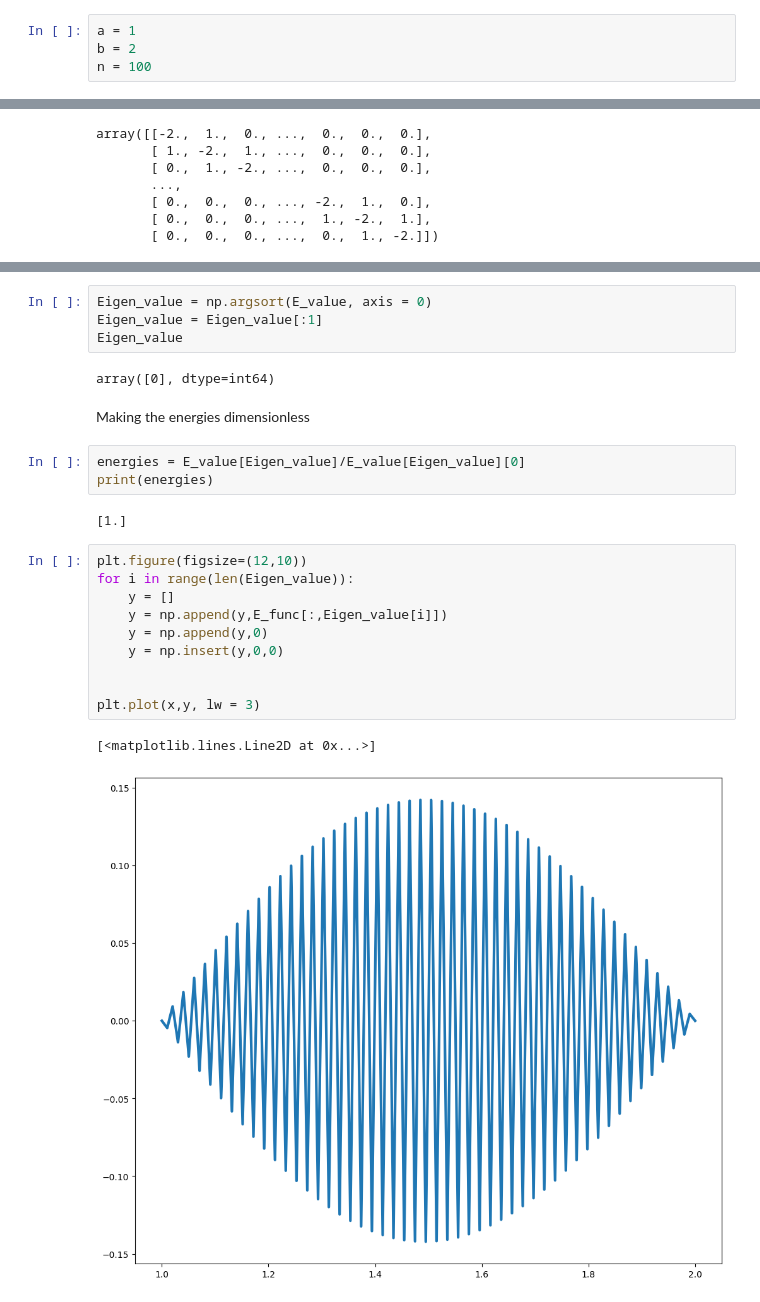
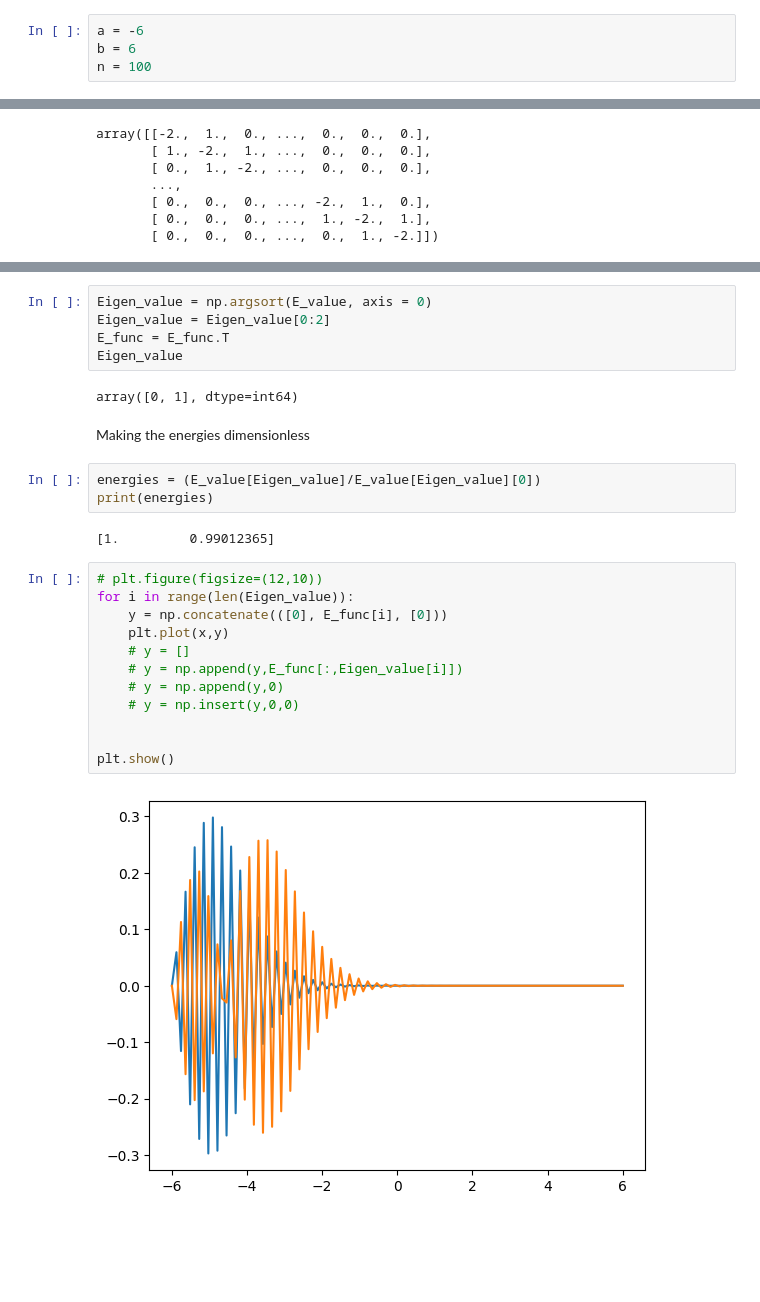
Before and after one commit to Alcatraz312/QM, a Jupyter notebook: Unit-2/particle_in_box.ipynb, the cells around one changed output, grey strips where cells are left out. Drawn from its saved outputs; the diff is of its cells as text; blank space fills up the shorter version.

```diff
--- a/Unit-2/particle_in_box.ipynb
+++ b/Unit-2/particle_in_box.ipynb
@@ -7,8 +7,8 @@ import matplotlib.pyplot as plt
 def U(x):
     return x
 # %%
-a = 1
-b = 2
+a = -6
+b = 6
 n = 100
 # %%
 x = np.linspace(a,b, num = n)
@@ -130,26 +112,28 @@ print(E_func)
 # %%
 Eigen_value = np.argsort(E_value, axis = 0)
-Eigen_value = Eigen_value[:1]
+Eigen_value = Eigen_value[0:2]
+E_func = E_func.T
 Eigen_value
 # %% [output]
-array([0], dtype=int64)
+array([0, 1], dtype=int64)
 # %% [markdown]
 Making the energies dimensionless
 # %%
-energies = E_value[Eigen_value]/E_value[Eigen_value][0]
+energies = (E_value[Eigen_value]/E_value[Eigen_value][0])
 print(energies)
 # %% [output]
-[1.]
+[1.         0.99012365]
 # %%
-plt.figure(figsize=(12,10))
+# plt.figure(figsize=(12,10))
 for i in range(len(Eigen_value)):
-    y = []
-    y = np.append(y,E_func[:,Eigen_value[i]])
-    y = np.append(y,0)
-    y = np.insert(y,0,0)
+    y = np.concatenate(([0], E_func[i], [0]))
+    plt.plot(x,y)
+    # y = []
+    # y = np.append(y,E_func[:,Eigen_value[i]])
+    # y = np.append(y,0)
+    # y = np.insert(y,0,0)
 
 
-plt.plot(x,y, lw = 3)
+plt.show()
 # %% [output]
-[<matplotlib.lines.Line2D at 0x...>]
-[figure, old version]
+[figure, new version]
```
Also changed, not shown: parts of 4 cells of this notebook, 3 other files.
